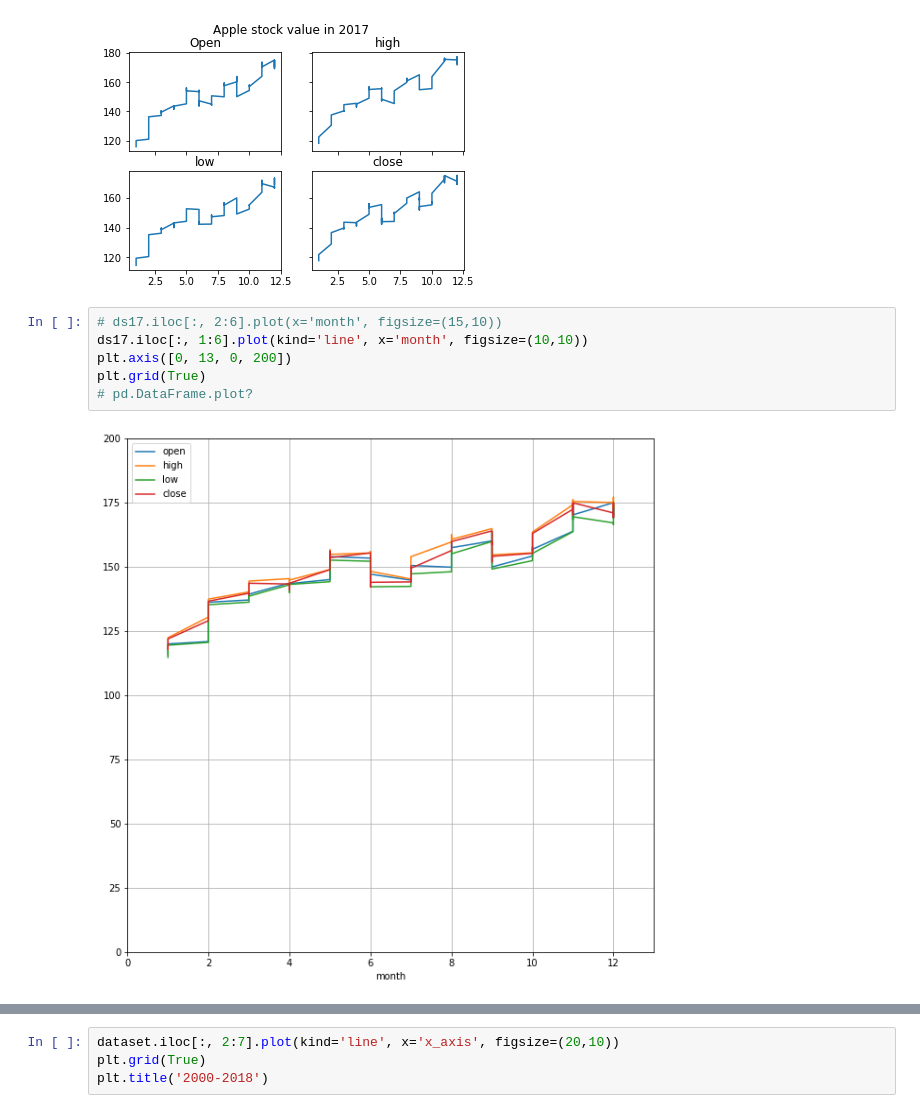
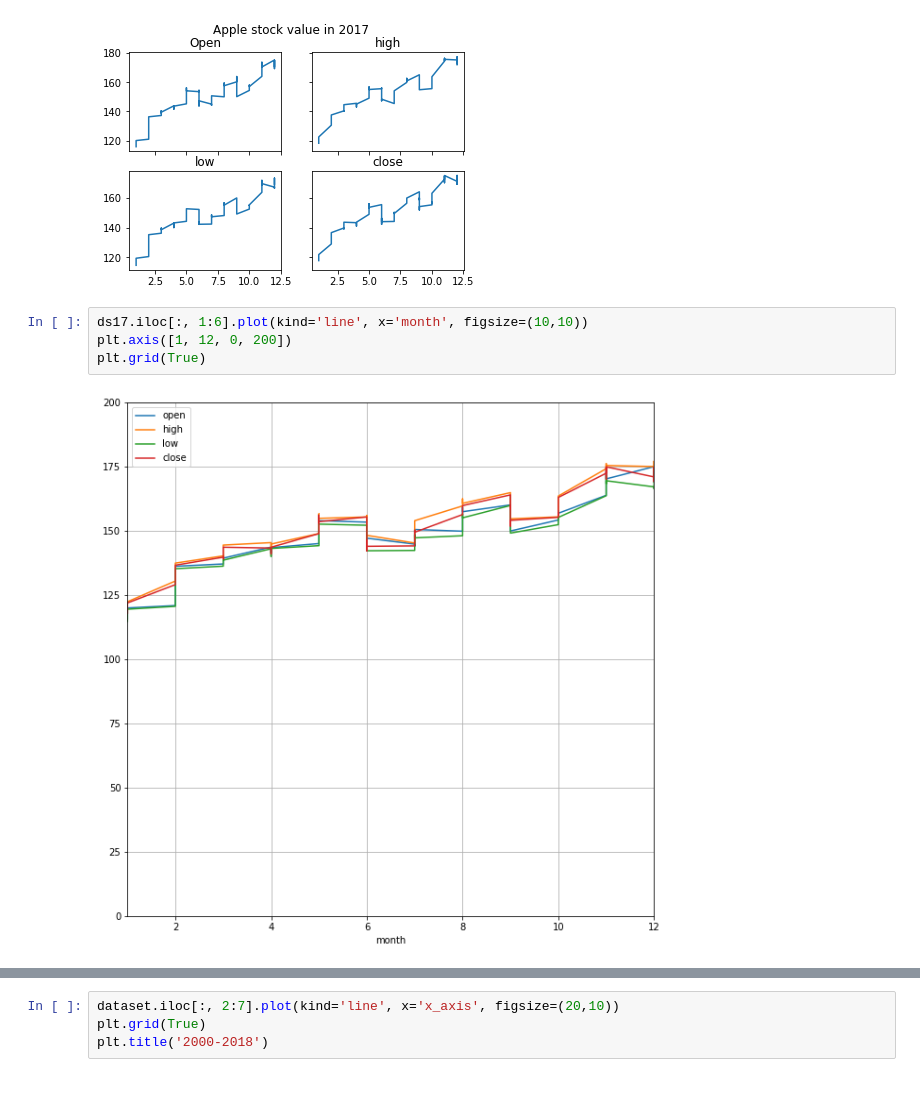
Before and after one commit to abhiWriteCode/Small-Machine-Learning-Projects, a Jupyter notebook: Apple stock dataset/AppleCompanyStock.ipynb, the cells around one changed output, grey strips where cells are left out. Cells and saved outputs as stored; diff of their text form.

```diff
--- a/Apple stock dataset/AppleCompanyStock.ipynb
+++ b/Apple stock dataset/AppleCompanyStock.ipynb
@@ -75,10 +75,8 @@ ax4.set_title('close')
 Text(0.5,1,'close')
 [figure]
 # %%
-# ds17.iloc[:, 2:6].plot(x='month', figsize=(15,10))
 ds17.iloc[:, 1:6].plot(kind='line', x='month', figsize=(10,10))
-plt.axis([0, 13, 0, 200])
+plt.axis([1, 12, 0, 200])
 plt.grid(True)
-# pd.DataFrame.plot?
 # %% [output]
-[figure, old version]
+[figure, new version]
```
Also changed, not shown: parts of 7 cells of this notebook.
